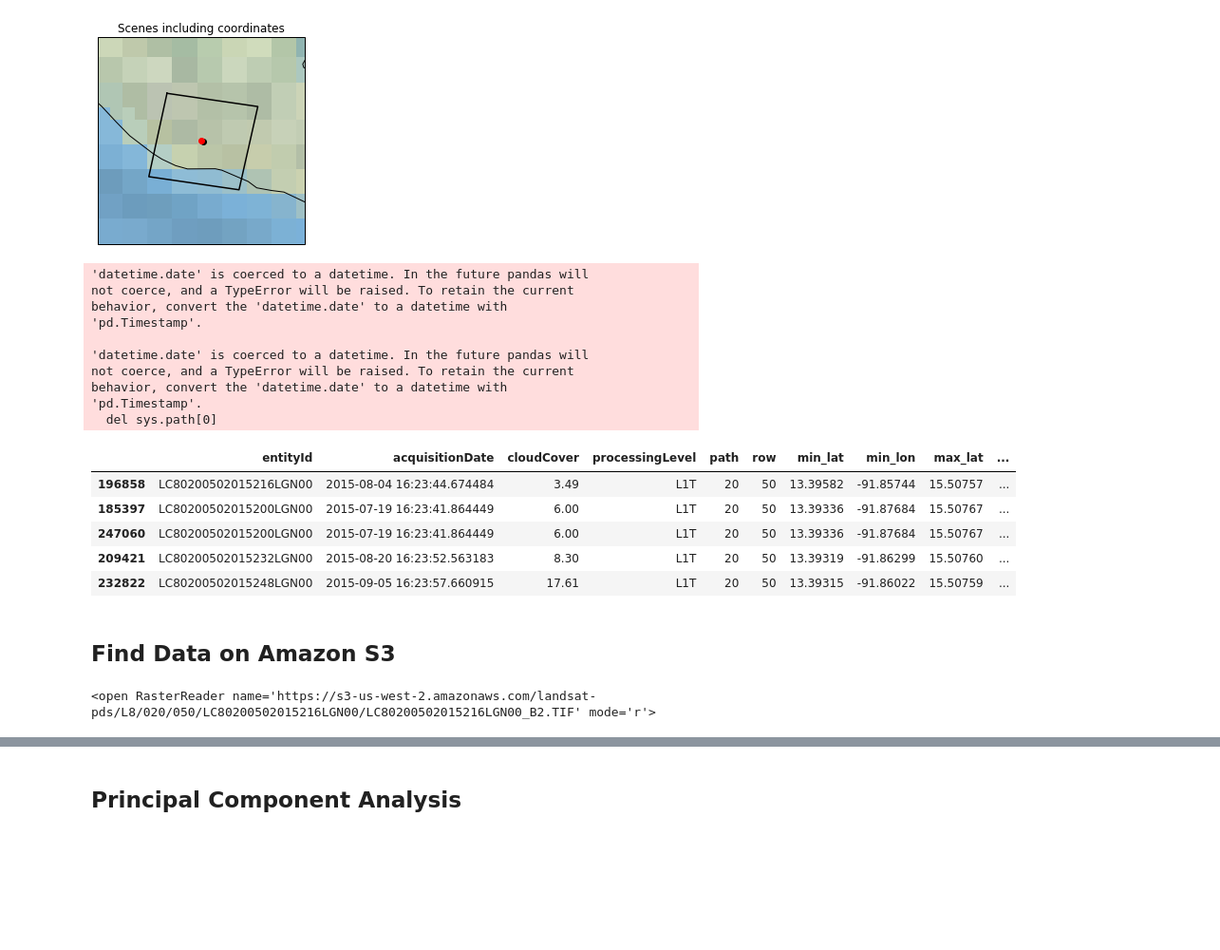
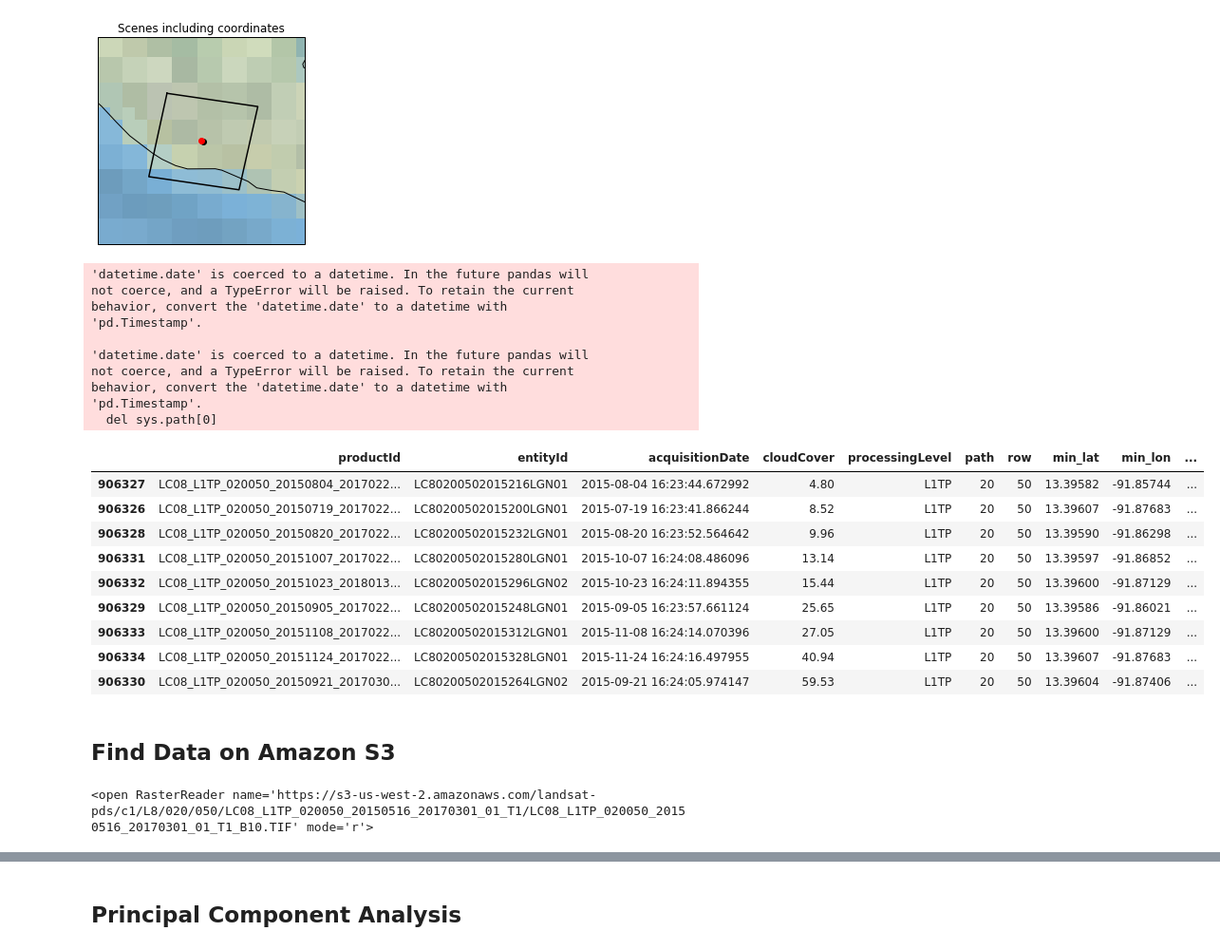
Before and after one commit to JanineBirnbaum18/Eruption-Products-Mapping, a Jupyter notebook: Eruption-Products-Mapping.ipynb, the cells around one changed output, grey strips where cells are left out. Shown at 95% size. Drawn from its saved outputs; the diff is of its cells as text; code cells hidden in the pictures; blank space fills up the shorter version.

```diff
--- a/Eruption-Products-Mapping.ipynb
+++ b/Eruption-Products-Mapping.ipynb
@@ -84,44 +84,48 @@ Text(0.5, 1.0, 'Scenes including coordinates')
 [figure]
 # %%
 #access online list of available scenes
-scene_list = pd.read_csv('s3://landsat-pds/scene_list.gz')
+scene_list = pd.read_csv('https://landsat-pds.s3.amazonaws.com/c1/L8/scene_list.gz')
 # %%
 #convert acquisitionDate variable to datetime objects
 scene_list['acquisitionDate'] = pd.to_datetime(scene_list.acquisitionDate)
 # %%
 #identify scenes before and after eruption with low cloud cover
-deltat = dt.timedelta(weeks=12)
+deltat = dt.timedelta(weeks=20)
 fls_pre = pd.DataFrame()
 for ind in scene_dsc.index:
     fls_pre = fls_pre.append(scene_list.loc[(scene_list['path']==scene_dsc.loc[ind].PATH) & (scene_list['row']==scene_dsc.loc[ind].ROW) &
                      (scene_list['acquisitionDate']>(date-deltat)) & (scene_list['acquisitionDate']<date) &
-                     (scene_list['cloudCover'] <= 20)])
+                     (scene_list['cloudCover'] <= 60)])
 fls_pre = fls_pre.sort_values(by=['cloudCover'])
 
 fls_post = pd.DataFrame()
 for ind in scene_dsc.index:
     fls_post = fls_post.append(scene_list.loc[(scene_list['path']==scene_dsc.loc[ind].PATH) & (scene_list['row']==scene_dsc.loc[ind].ROW) &
                      (scene_list['acquisitionDate']>(date)) & (scene_list['acquisitionDate']<date+deltat) &
-                     (scene_list['cloudCover'] <= 20)])
+                     (scene_list['cloudCover'] <= 60)])
 fls_post = fls_post.sort_values(by=['cloudCover'])
 fls_post
 # %% [output]
 'datetime.date' is coerced to a datetime. In the future pandas will
 not coerce, and a TypeError will be raised. To retain the current
 behavior, convert the 'datetime.date' to a datetime with
 'pd.Timestamp'.
 
 'datetime.date' is coerced to a datetime. In the future pandas will
 not coerce, and a TypeError will be raised. To retain the current
 behavior, convert the 'datetime.date' to a datetime with
 'pd.Timestamp'.
   del sys.path[0]
-|  | entityId | acquisitionDate | cloudCover | processingLevel | path | row | min_lat | min_lon | max_lat | ... |
-| 196858 | LC80200502015216LGN00 | 2015-08-04 16:23:44.674484 | 3.49 | L1T | 20 | 50 | 13.39582 | -91.85744 | 15.50757 | ... |
-| 185397 | LC80200502015200LGN00 | 2015-07-19 16:23:41.864449 | 6.00 | L1T | 20 | 50 | 13.39336 | -91.87684 | 15.50767 | ... |
-| 247060 | LC80200502015200LGN00 | 2015-07-19 16:23:41.864449 | 6.00 | L1T | 20 | 50 | 13.39336 | -91.87684 | 15.50767 | ... |
-| 209421 | LC80200502015232LGN00 | 2015-08-20 16:23:52.563183 | 8.30 | L1T | 20 | 50 | 13.39319 | -91.86299 | 15.50760 | ... |
-| 232822 | LC80200502015248LGN00 | 2015-09-05 16:23:57.660915 | 17.61 | L1T | 20 | 50 | 13.39315 | -91.86022 | 15.50759 | ... |
+|  | productId | entityId | acquisitionDate | cloudCover | processingLevel | path | row | min_lat | min_lon | ... |
+| 906327 | LC08_L1TP_020050_20150804_2017022... | LC80200502015216LGN01 | 2015-08-04 16:23:44.672992 | 4.80 | L1TP | 20 | 50 | 13.39582 | -91.85744 | ... |
+| 906326 | LC08_L1TP_020050_20150719_2017022... | LC80200502015200LGN01 | 2015-07-19 16:23:41.866244 | 8.52 | L1TP | 20 | 50 | 13.39607 | -91.87683 | ... |
+| 906328 | LC08_L1TP_020050_20150820_2017022... | LC80200502015232LGN01 | 2015-08-20 16:23:52.564642 | 9.96 | L1TP | 20 | 50 | 13.39590 | -91.86298 | ... |
+| 906331 | LC08_L1TP_020050_20151007_2017022... | LC80200502015280LGN01 | 2015-10-07 16:24:08.486096 | 13.14 | L1TP | 20 | 50 | 13.39597 | -91.86852 | ... |
+| 906332 | LC08_L1TP_020050_20151023_2018013... | LC80200502015296LGN02 | 2015-10-23 16:24:11.894355 | 15.44 | L1TP | 20 | 50 | 13.39600 | -91.87129 | ... |
+| 906329 | LC08_L1TP_020050_20150905_2017022... | LC80200502015248LGN01 | 2015-09-05 16:23:57.661124 | 25.65 | L1TP | 20 | 50 | 13.39586 | -91.86021 | ... |
+| 906333 | LC08_L1TP_020050_20151108_2017022... | LC80200502015312LGN01 | 2015-11-08 16:24:14.070396 | 27.05 | L1TP | 20 | 50 | 13.39600 | -91.87129 | ... |
+| 906334 | LC08_L1TP_020050_20151124_2017022... | LC80200502015328LGN01 | 2015-11-24 16:24:16.497955 | 40.94 | L1TP | 20 | 50 | 13.39607 | -91.87683 | ... |
+| 906330 | LC08_L1TP_020050_20150921_2017030... | LC80200502015264LGN02 | 2015-09-21 16:24:05.974147 | 59.53 | L1TP | 20 | 50 | 13.39604 | -91.87406 | ... |
 # %% [markdown]
 ## Find Data on Amazon S3
 # %%
@@ -142,9 +147,9 @@ scene_post = 0
 
 BLUE_pre = downloadGeom(fls_pre,scene_pre)
 BLUE_post = downloadGeom(fls_post,scene_post)
-BLUE_post
+BLUE_pre
 # %% [output]
-<open RasterReader name='https://s3-us-west-2.amazonaws.com/landsat-pds/L8/020/050/LC80200502015216LGN00/LC80200502015216LGN00_B2.TIF' mode='r'>
+<open RasterReader name='https://s3-us-west-2.amazonaws.com/landsat-pds/c1/L8/020/050/LC08_L1TP_020050_20150516_20170301_01_T1/LC08_L1TP_020050_20150516_20170301_01_T1_B10.TIF' mode='r'>
 # %%
 def projInfo(BLUE,lat,lon):
     #define data projection from metadata
```
Also changed, not shown: parts of 11 cells of this notebook.
